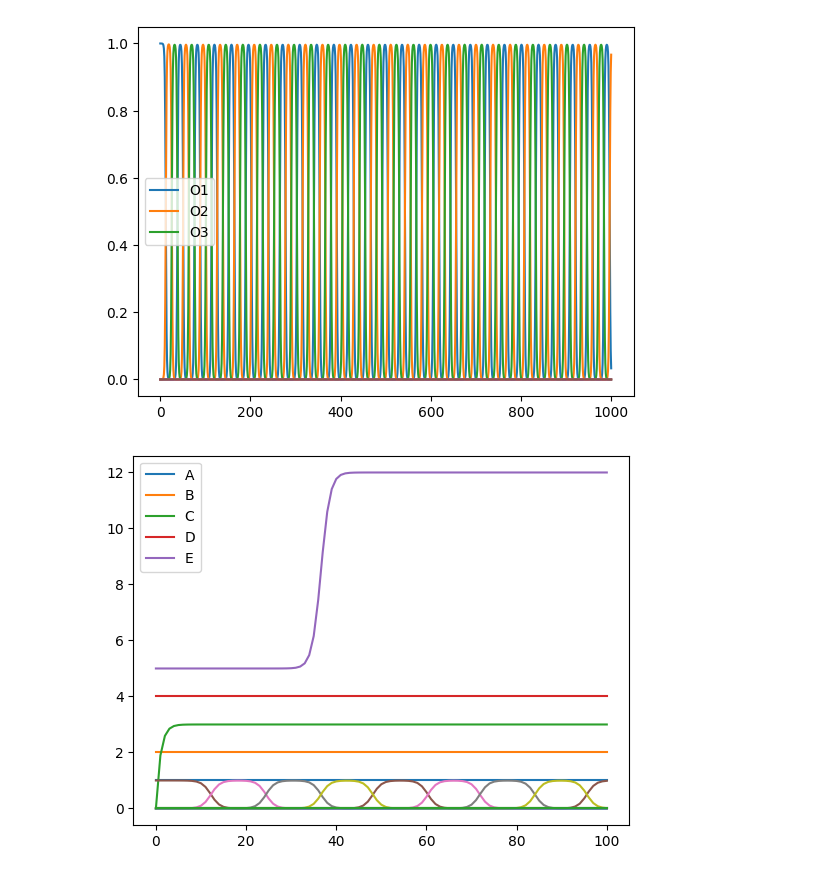
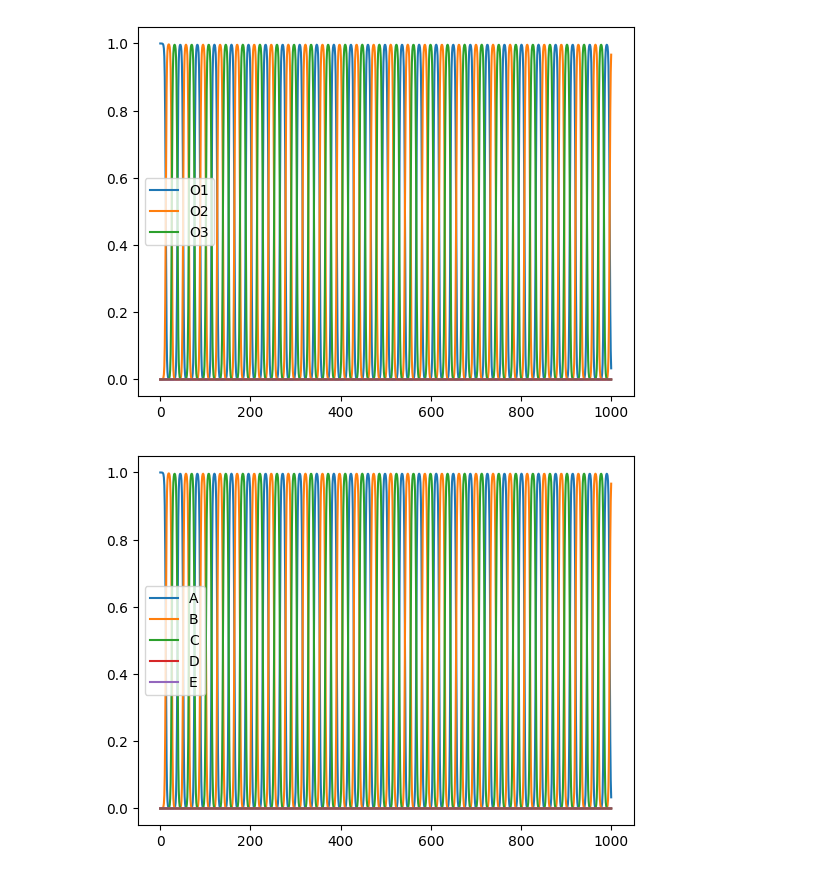
Before and after one commit to AmeyChoudhary/SVM, a Jupyter notebook: SVM_code/main.ipynb, the cells around one changed output. Cells and saved outputs as stored; diff of their text form; code cells hidden in the pictures.

```diff
--- a/SVM_code/main.ipynb
+++ b/SVM_code/main.ipynb
@@ -647,32 +647,38 @@ def custom_function_wrapper(y_0):
         d_o_T = y[-num_species:]
 
         dO_t = np.zeros(num_species)
         dd_o_t = np.zeros(num_species)
 
 
         dO_t[0] = -O_t[0]*O_t[1] + O_t[num_species-1]*O_t[0] + d_o_T[0]* O_t[num_species-1] - d_o_T[1]*O_t[0]
         for i in range(1, num_species-1):
             dO_t[i] = O_t[i-1]*O_t[i] - O_t[i]*O_t[i+1] + d_o_T[i]*O_t[i-1] - d_o_T[i+1]*O_t[i]
         dO_t[num_species-1] = O_t[num_species-2]*O_t[num_species-1] - O_t[num_species-1]*O_t[0] + d_o_T[num_species-1]*O_t[num_species-2] - d_o_T[0]*O_t[num_species-1]
 
 
         dd_o_t[0] = -d_o_T[0]*O_t[num_species-1]
         for i in range(1, num_species-1):
             dd_o_t[i] = -d_o_T[i]*O_t[i-1]
         dd_o_t[num_species-1] = -d_o_T[num_species-1]*O_t[num_species-2]
 
         dydt.extend(dO_t)
         dydt.extend(dd_o_t)
 
         return dydt
 
     sol = odeint(custom_f, y, t)
     return sol
 
-sol = custom_function_wrapper(y_0)
+# for i in range(100):
+#     sol = custom_function_wrapper(y_0)
+#     y_0 = sol[-1].tolist()
+
+# print(y_0)
+
+# print(sol)
 
 plt.plot(sol)
 plt.legend(['A' , 'B', 'C' , 'D' ,'E'])
 plt.show()
 # %% [output]
-[figure, old version]
+[figure, new version]
```
Also changed, not shown: parts of 1 cell of this notebook, 1 other file.
